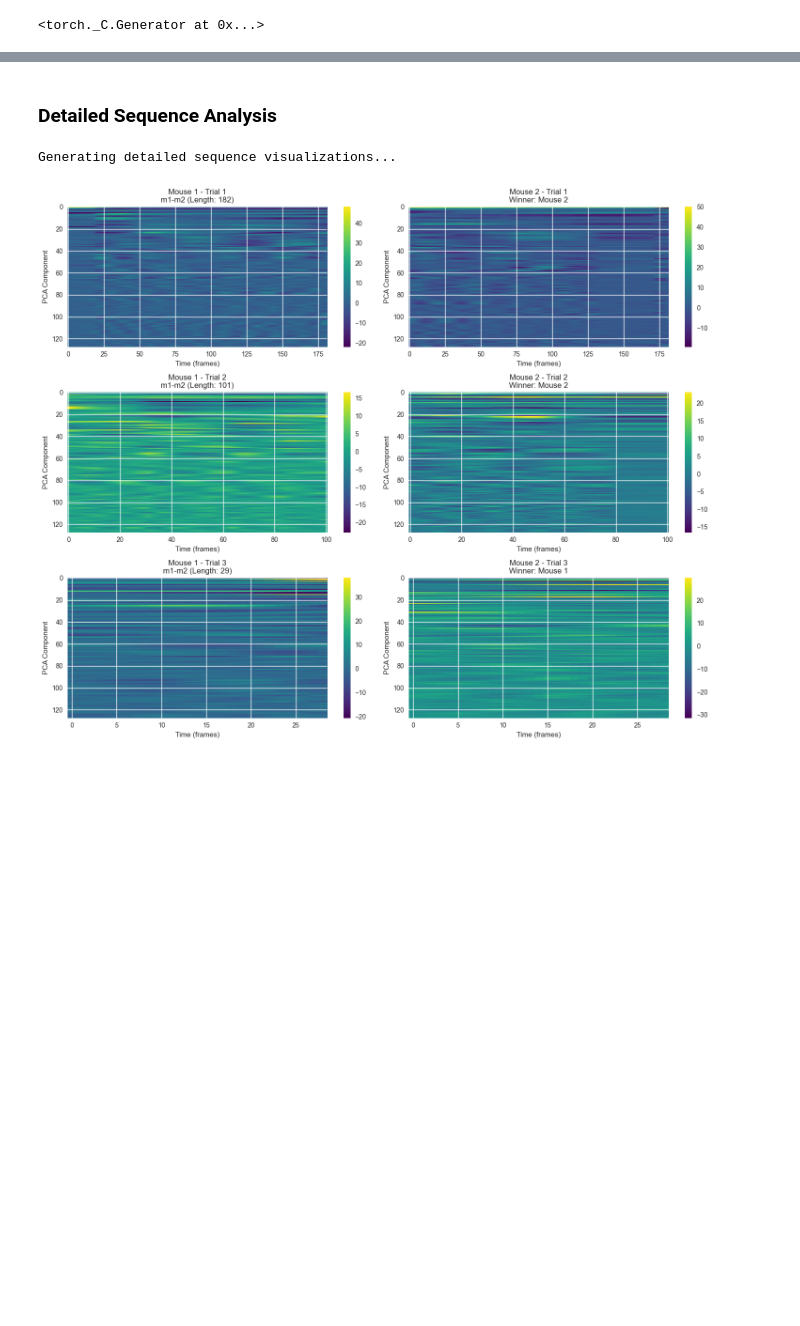
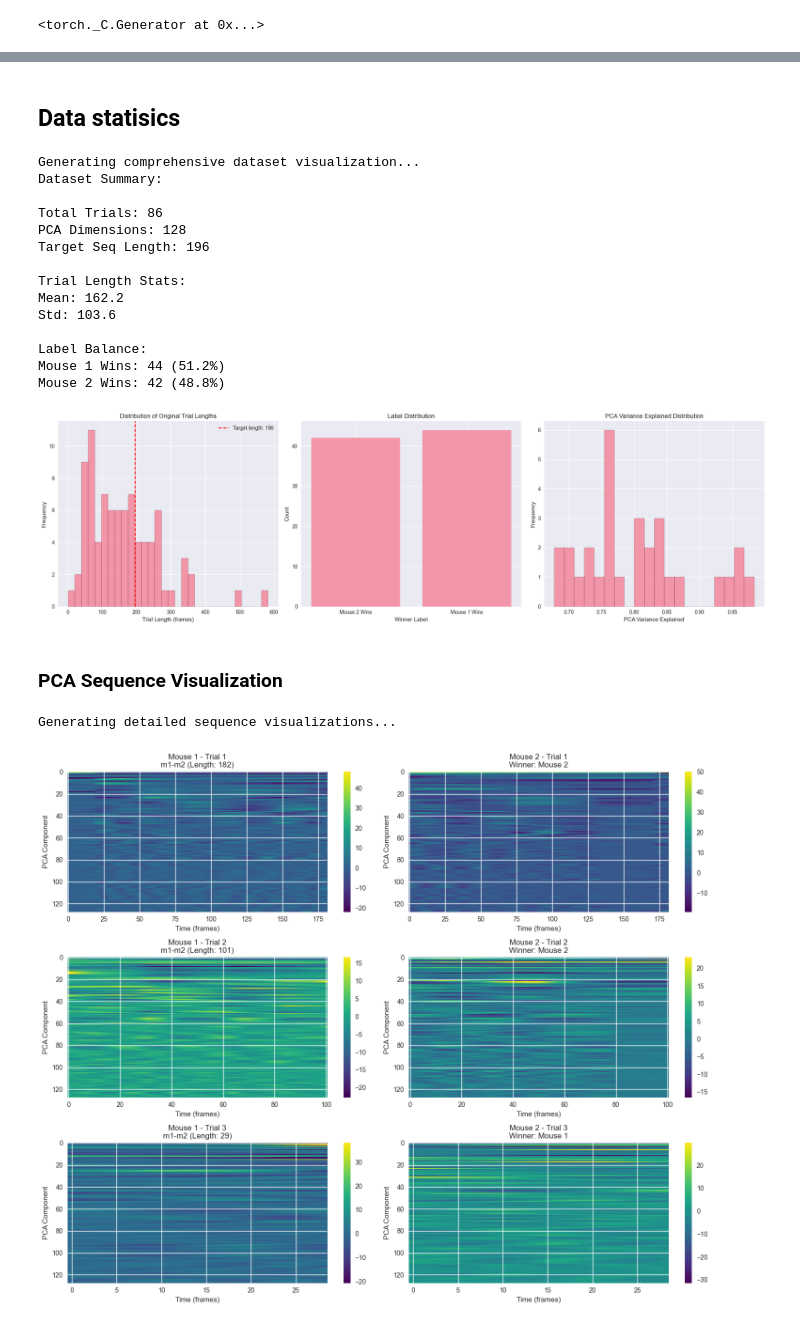
Before and after one commit to Neurallabware/Airscope_toolbox, a Jupyter notebook: Software/Neuron_BERT/datasets/data_set_vis.ipynb, the cells around one changed output, grey strips where cells are left out. Saved outputs shown, nothing was run; the diff lists cells and outputs as text; code cells hidden in the pictures; blank space fills up the shorter version.

```diff
--- a/Software/Neuron_BERT/datasets/data_set_vis.ipynb
+++ b/Software/Neuron_BERT/datasets/data_set_vis.ipynb
@@ -427,3 +154,81 @@ Generating comprehensive dataset visualization...
+# %% [markdown]
+## Data statisics
+# %%
+def visualize_dataset(dataset):
+    """Create comprehensive visualizations of the dataset"""
+
+    # Create figure with subplots
+    fig = plt.figure(figsize=(20, 6))
+
+    # 1. Trial length distribution
+    plt.subplot(1, 3, 1)
+    plt.hist(dataset.trial_lengths, bins=30, alpha=0.7, edgecolor='black')
+    plt.axvline(dataset.seq_length, color='red', linestyle='--',
+                label=f'Target length: {dataset.seq_length}')
+    plt.xlabel('Trial Length (frames)')
+    plt.ylabel('Frequency')
+    plt.title('Distribution of Original Trial Lengths')
+    plt.legend()
+
+    # 2. Label distribution
+    plt.subplot(1, 3, 2)
+    label_counts = Counter(dataset.win_labels)
+    plt.bar(label_counts.keys(), label_counts.values(), alpha=0.7)
+    plt.xlabel('Winner Label')
+    plt.ylabel('Count')
+    plt.title('Label Distribution')
+    plt.xticks([0, 1], ['Mouse 2 Wins', 'Mouse 1 Wins'])
+
+    # 3. PCA variance explained
+    if dataset.pca_stats:
+        plt.subplot(1, 3, 3)
+        var_explained = [stat['mouse1_var_explained'] for stat in dataset.pca_stats] + \
+                       [stat['mouse2_var_explained'] for stat in dataset.pca_stats]
+        plt.hist(var_explained, bins=20, alpha=0.7, edgecolor='black')
+        plt.xlabel('PCA Variance Explained')
+        plt.ylabel('Frequency')
+        plt.title('PCA Variance Explained Distribution')
+
+    # Calculate summary statistics
+    stats_text = f"""Dataset Summary:
+
+Total Trials: {len(dataset)}
+PCA Dimensions: {dataset.pca_dim}
+Target Seq Length: {dataset.seq_length}
+
+Trial Length Stats:
+Mean: {np.mean(dataset.trial_lengths):.1f}
+Std: {np.std(dataset.trial_lengths):.1f}
+
+Label Balance:
+Mouse 1 Wins: {sum(dataset.win_labels)} ({100*sum(dataset.win_labels)/len(dataset.win_labels):.1f}%)
+Mouse 2 Wins: {len(dataset.win_labels)-sum(dataset.win_labels)} ({100*(len(dataset.win_labels)-sum(dataset.win_labels))/len(dataset.win_labels):.1f}%)
+
+"""
+
+    print(stats_text)
+
+    plt.tight_layout()
+    plt.show()
+
+print("Generating comprehensive dataset visualization...")
+visualize_dataset(train_dataset)
+# %% [output]
+Generating comprehensive dataset visualization...
+Dataset Summary:
+
+Total Trials: 86
+PCA Dimensions: 128
+Target Seq Length: 196
+
+Trial Length Stats:
+Mean: 162.2
+Std: 103.6
+
+Label Balance:
+Mouse 1 Wins: 44 (51.2%)
+Mouse 2 Wins: 42 (48.8%)
+[figure, added]
 # %% [markdown]
-### Detailed Sequence Analysis
+### PCA Sequence Visualization
 # %%
```
Also changed, not shown: parts of 13 cells of this notebook, 35 other files.
